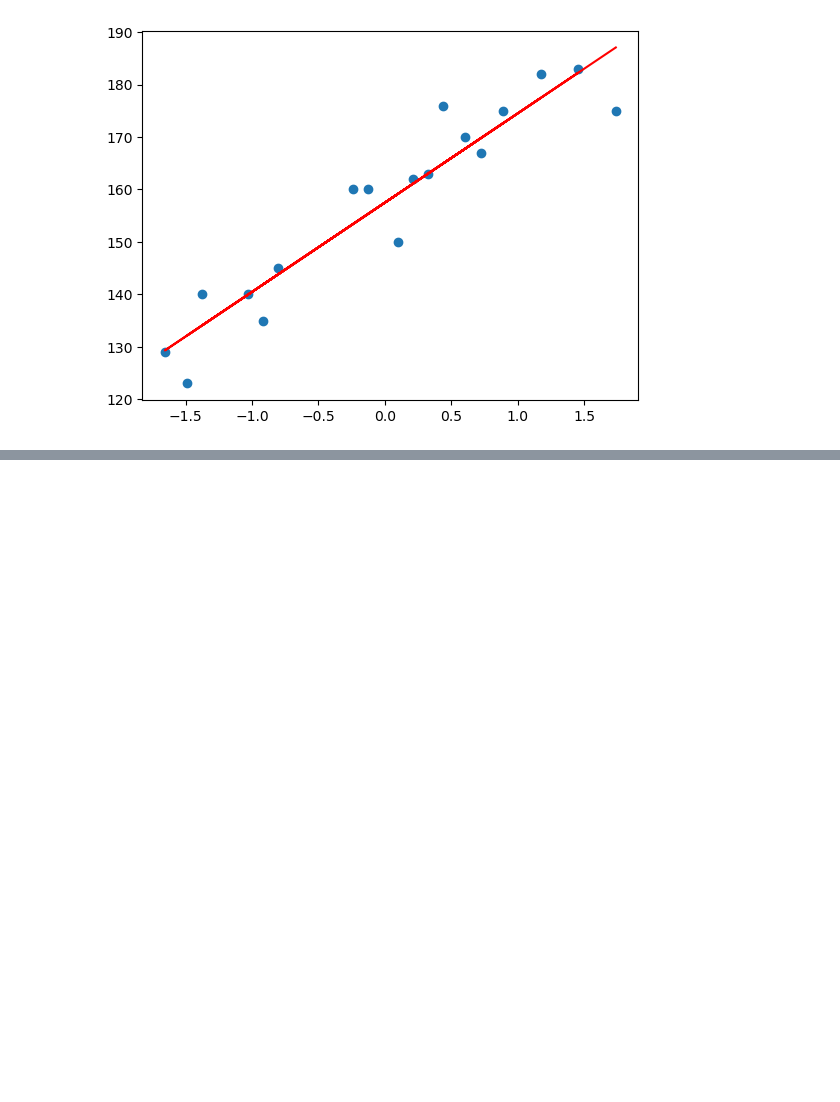
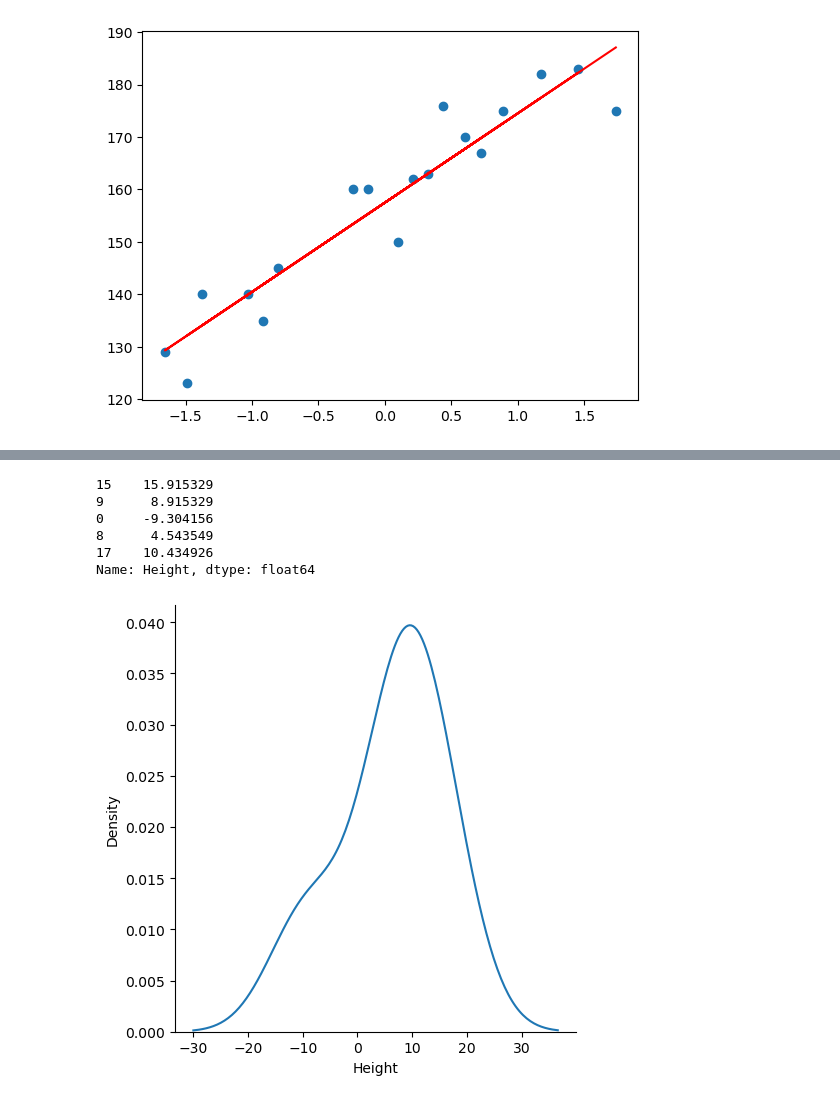
Before and after one commit to Imani-hub-pixel/AI-and-ML-Udemy-course, a Jupyter notebook: Simple Linear Regression project/height_weight.ipynb, the cells around one changed output, grey strips where cells are left out. Cells and saved outputs as stored; diff of their text form; code cells hidden in the pictures; blank space fills up the shorter version.

```diff
--- a/Simple Linear Regression project/height_weight.ipynb
+++ b/Simple Linear Regression project/height_weight.ipynb
@@ -131,0 +163,16 @@ y_pred_test=model.predict(X_test)
+# %%
+## Residuals
+residual=y_test-y_pred_test
+print(residual)
+# %% [output]
+15    15.915329
+9      8.915329
+0     -9.304156
+8      4.543549
+17    10.434926
+Name: Height, dtype: float64
+# %%
+sns.displot(residual,kind='kde')
+plt.show()
+# %% [output]
+[figure, added]
```
Also changed, not shown: parts of 6 cells of this notebook.
